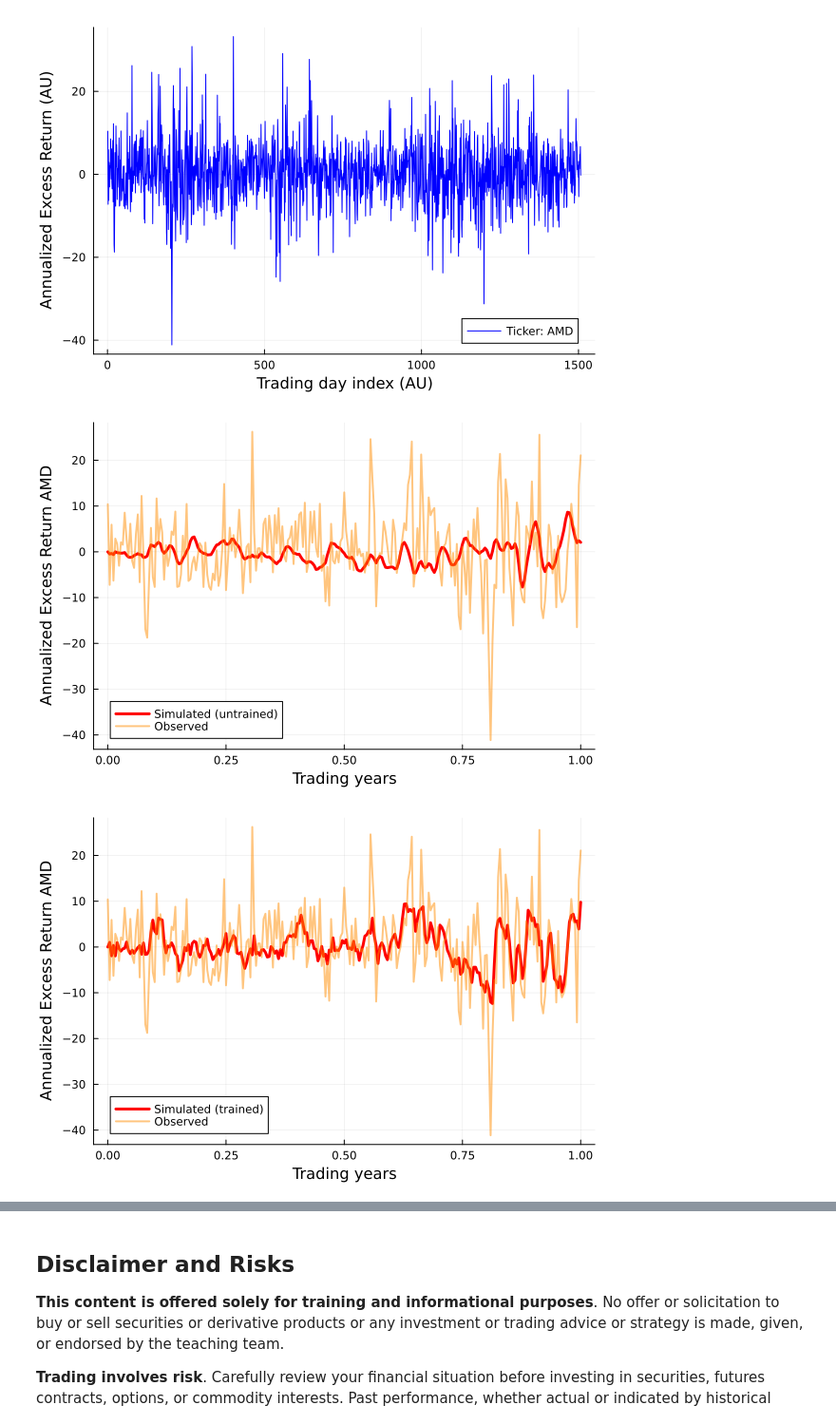
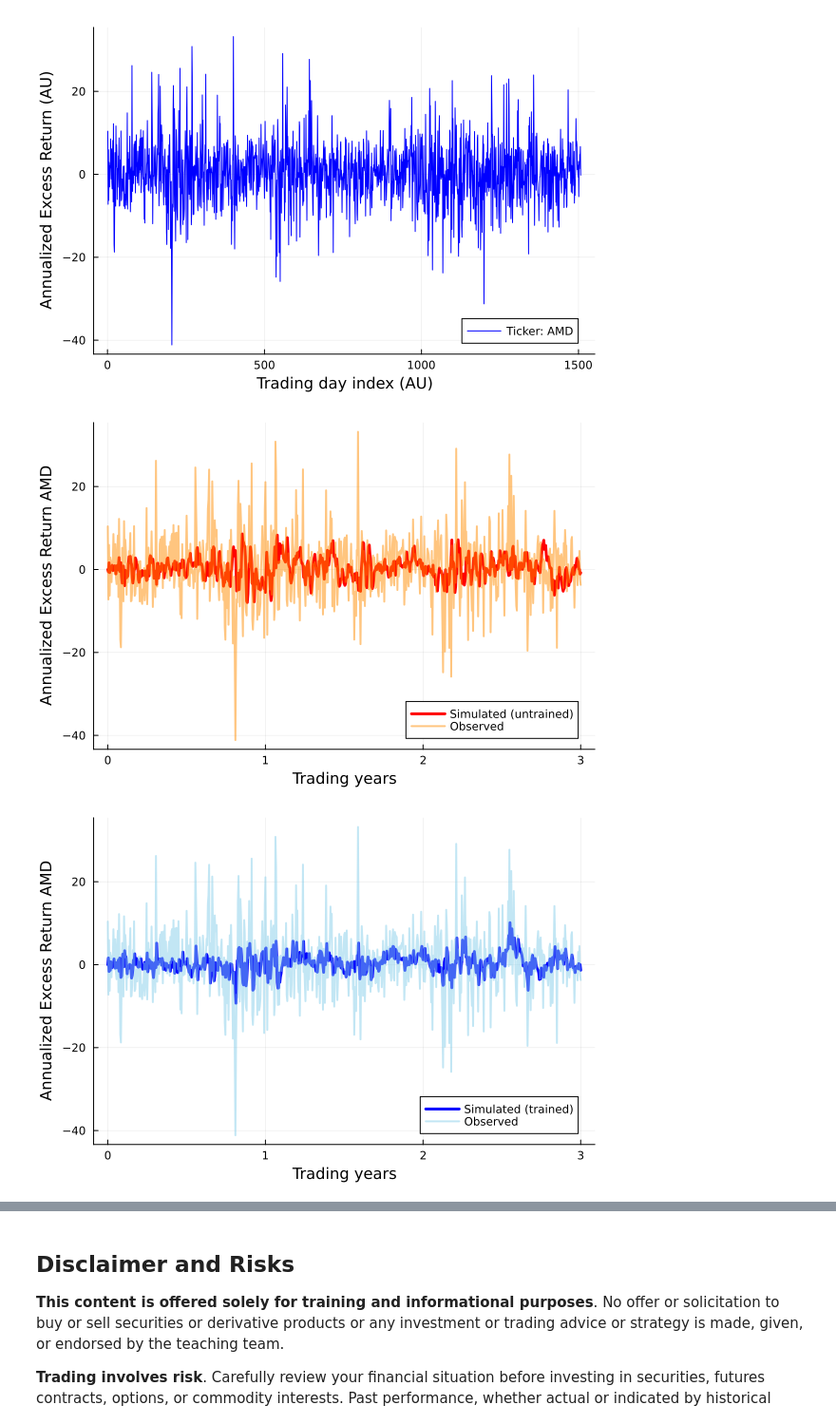
Before and after one commit to varnerlab/CHEME-130-eCornell-Repository, a Jupyter notebook: courses/CHEME-132/module-2/CHEME-132-Module-2-Advanced-Hippo-SSM.ipynb, the cells around one changed output, grey strips where cells are left out. Shown at 95% size. Cells and saved outputs as stored; diff of their text form; code cells hidden in the pictures.

```diff
--- a/courses/CHEME-132/module-2/CHEME-132-Module-2-Advanced-Hippo-SSM.ipynb
+++ b/courses/CHEME-132/module-2/CHEME-132-Module-2-Advanced-Hippo-SSM.ipynb
@@ -77,27 +77,27 @@ ylabel!("Annualized Excess Return (AU)", fontsize=18)
 # %% [output]
 [figure]
 # %%
-tspan = (start = 0.0, stop = 252/252, step = 1/252)
+tspan = (start = 0.0, stop = 3, step = 1/252)
 L = range(tspan.start, stop=tspan.stop, step = tspan.step) |> collect |> length
 signal = excess_growth_rate_array[1:L];
-(T,X,Y) = solve(model, tspan, signal);
+(T1,X1,Y1) = solve(model, tspan, signal);
 # %%
-plot(T,Y,label="Simulated (untrained)", lw=3, c=:red)
-plot!(T,signal, label="Observed", lw=2, c=:darkorange, alpha=0.5)
+plot(T1,Y1,label="Simulated (untrained)", lw=3, c=:red)
+plot!(T1,signal, label="Observed", lw=2, c=:darkorange, alpha=0.5)
 xlabel!("Trading years", fontsize=18)
 ylabel!("Annualized Excess Return $(ticker_of_interest)", fontsize=18)
 # %% [output]
-[figure, old version]
+[figure, new version]
 # %%
 C = estimate_hippo_parameters(model, tspan, signal);
 # %%
 model_updated = deepcopy(model);
 model_updated.Ĉ = C;
-(T,X,Y) = solve(model_updated, tspan, signal);
+(T2,X2,Y2) = solve(model_updated, tspan, signal);
 # %%
-plot(T,Y,label="Simulated (trained)", lw=3, c=:red)
-plot!(T,signal, label="Observed", lw=2, c=:darkorange, alpha=0.5)
+plot(T2,Y2,label="Simulated (trained)", lw=3, c=:blue)
+plot!(T2,signal, label="Observed", lw=2, c=:skyblue, alpha=0.5)
 xlabel!("Trading years", fontsize=18)
 ylabel!("Annualized Excess Return $(ticker_of_interest)", fontsize=18)
 # %% [output]
-[figure, old version]
+[figure, new version]
```
Also changed, not shown: parts of 3 cells of this notebook.
